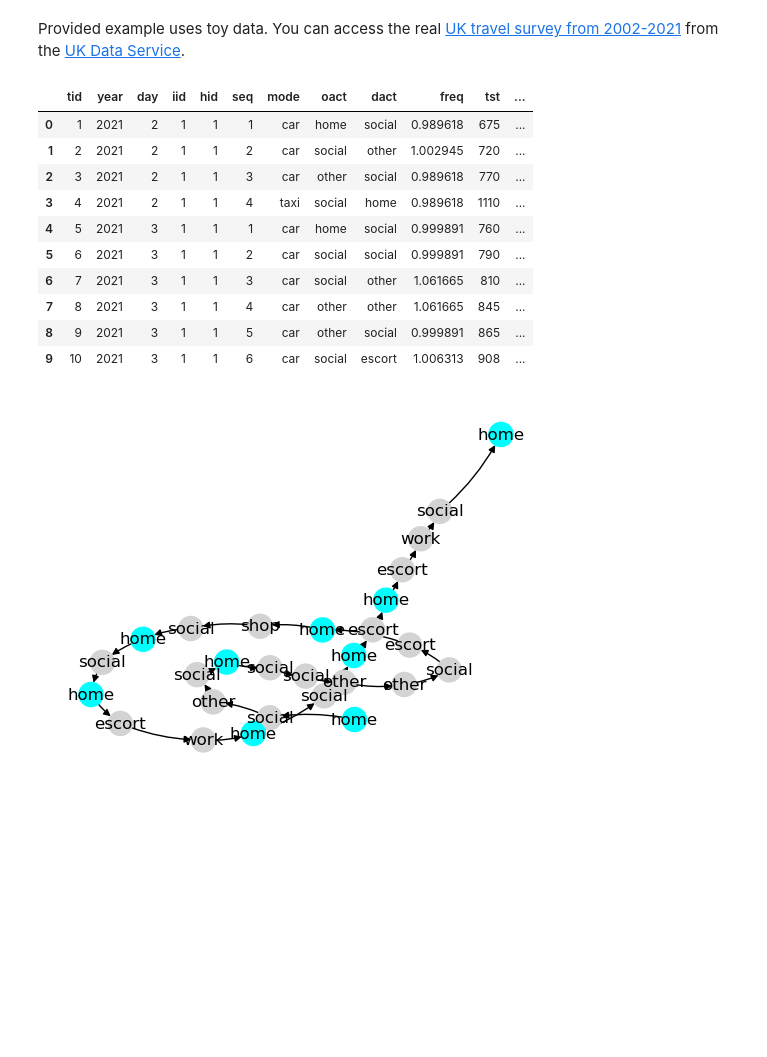
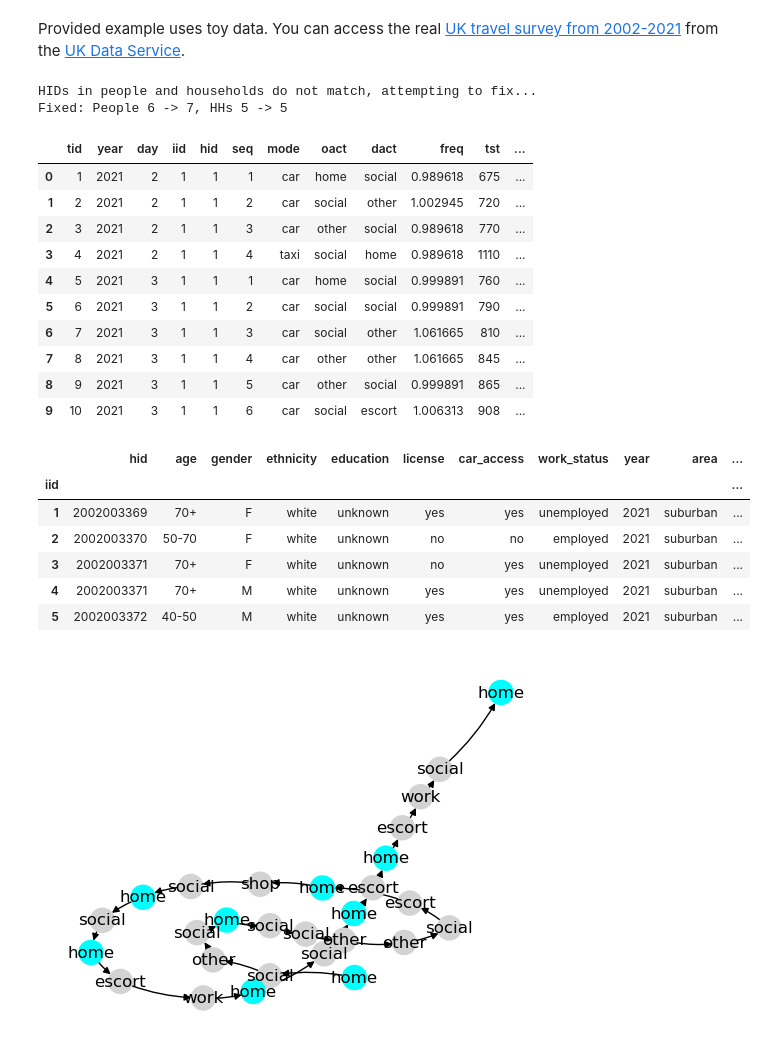
Before and after one commit to fredshone/ntsx, a Jupyter notebook: demo.ipynb, the cells around one changed output. Cells and saved outputs as stored; diff of their text form; code cells hidden in the pictures; blank space fills up the shorter version.

Commit message:
adds nts labels

```diff
--- a/demo.ipynb
+++ b/demo.ipynb
@@ -12,18 +12,20 @@ from ntsx.plot import plot
 # load dummy data (synthesised from UK NTS)
 
 dir = Path("data/dummyNTS/")
-trips_csv = dir / "trips.tab"
-attributes_csv = dir / "individuals.tab"
-hhs_csv = dir / "households.tab"
+trips_path = dir / "trips.tab"
+attributes_path = dir / "individuals.tab"
+hhs_path = dir / "households.tab"
 
 years = [2021]
 
 write_dir = Path("tmp")
 write_dir.mkdir(exist_ok=True)
 # %%
-trips = load.trips(trips_csv, years=years)
+trips, labels = load.load_nts(trips_path, attributes_path, hhs_path, years=years)
 trips.head(10)
 # %% [output]
+HIDs in people and households do not match, attempting to fix...
+Fixed: People 6 -> 7, HHs 5 -> 5
 |  | tid | year | day | iid | hid | seq | mode | oact | dact | freq | tst | ... |
 | 0 | 1 | 2021 | 2 | 1 | 1 | 1 | car | home | social | 0.989618 | 675 | ... |
 | 1 | 2 | 2021 | 2 | 1 | 1 | 2 | car | social | other | 1.002945 | 720 | ... |
@@ -35,6 +37,16 @@ trips.head(10)
 | 7 | 8 | 2021 | 3 | 1 | 1 | 4 | car | other | other | 1.061665 | 845 | ... |
 | 8 | 9 | 2021 | 3 | 1 | 1 | 5 | car | other | social | 0.999891 | 865 | ... |
 | 9 | 10 | 2021 | 3 | 1 | 1 | 6 | car | social | escort | 1.006313 | 908 | ... |
+# %%
+load.label_mapping(labels).head()
+# %% [output]
+|  | hid | age | gender | ethnicity | education | license | car_access | work_status | year | area | ... |
+| iid |  |  |  |  |  |  |  |  |  |  | ... |
+| 1 | 2002003369 | 70+ | F | white | unknown | yes | yes | unemployed | 2021 | suburban | ... |
+| 2 | 2002003370 | 50-70 | F | white | unknown | no | no | employed | 2021 | suburban | ... |
+| 3 | 2002003371 | 70+ | F | white | unknown | no | yes | unemployed | 2021 | suburban | ... |
+| 4 | 2002003371 | 70+ | M | white | unknown | yes | yes | unemployed | 2021 | suburban | ... |
+| 5 | 2002003372 | 40-50 | M | white | unknown | yes | yes | employed | 2021 | suburban | ... |
 # %%
 # load  the first persons trips into nx
 iid = 1
```
Also changed, not shown: parts of 1 cell of this notebook, 3 other files.
